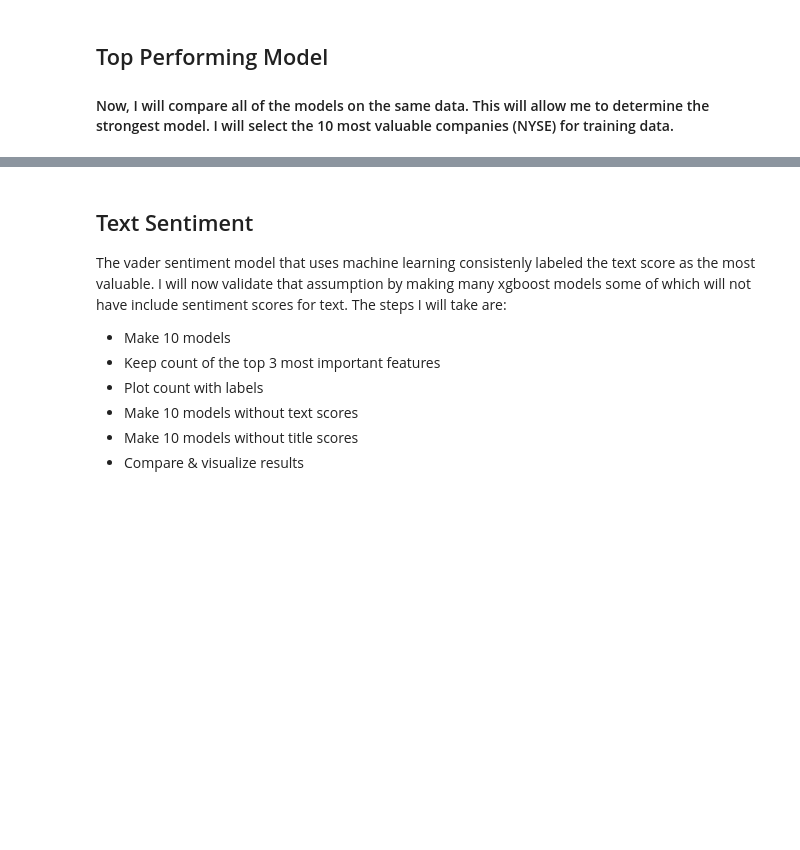
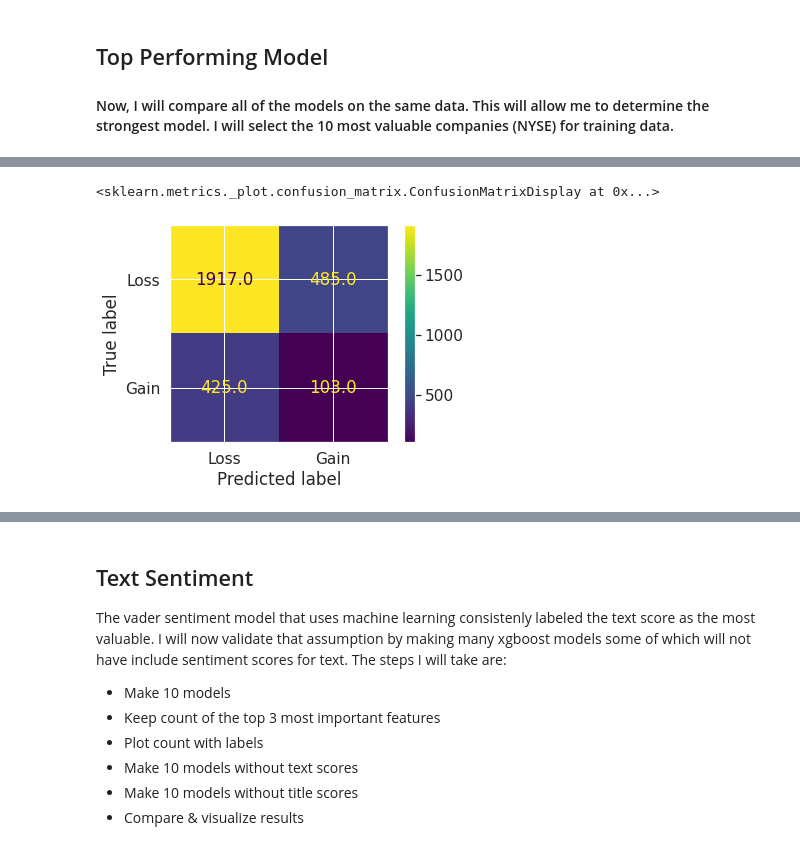
Before and after one commit to Eucalyptusss/Stock_News_NLP, a Jupyter notebook: stock_news_prediction_analysis.ipynb, the cells around one changed output, grey strips where cells are left out. Saved outputs shown, nothing was run; the diff lists cells and outputs as text; code cells hidden in the pictures; blank space fills up the shorter version.

```diff
--- a/stock_news_prediction_analysis.ipynb
+++ b/stock_news_prediction_analysis.ipynb
@@ -1797,0 +1681,17 @@ Epoch 21/100
+# %%
+
+#Scale
+sc = StandardScaler()
+X_train_scaled = pd.DataFrame(sc.fit_transform(X_train_sk), columns=X_train_sk.columns)
+X_test_scaled = pd.DataFrame(sc.transform(X_test_sk), columns = X_test_sk.columns)
+#Class Imbalance
+l = y_train.value_counts()['loss']
+g = y_train.value_counts()['gain']
+print('Loss to gain ratio:')
+print(l, g)
+
+weight = l / g
+#Binary Encoding
+y_test = y_test.apply(lambda el: 1 if el == 'gain' else(0))
+y_train = y_train.apply(lambda el: 1 if el == 'gain' else(0))
+y_val = y_val.apply(lambda el: 1 if el == 'gain' else(0))
@@ -1797,0 +1701,24 @@ Epoch 21/100
+# %%
+parameters = {
+    'max_depth': range (0, 10, 2),
+    'n_estimators': range (90, 110, 2),
+    'scale_pos_weight': [weight-1,weight+1,weight-.5,weight+.5, weight-.25,
+                         weight+.25]
+}
+xg = XGBClassifier()
+grid_search = GridSearchCV(
+    estimator=xg,
+    param_grid=parameters,
+    scoring = 'balanced_accuracy',
+    n_jobs = 10,
+    cv = 3,
+    verbose=True
+)
+grid_search.fit(X_train_scaled, y_train)
+xg = XGBClassifier(**grid_search.best_params_)
+xg.fit(X_train_scaled, y_train)
+
+xg_report = classification_report(y_test, xg.predict(X_test_sk),
+                                output_dict=False)
+xg_report_plot = classification_report(y_test, xg.predict(X_test_sk),
+                                output_dict=True)
@@ -1797,0 +1744,7 @@ Epoch 21/100
+# %%
+
+plot_confusion_matrix(xg, X_test_sk, y_test, display_labels=['Loss','Gain'],
+                      values_format=".1f")
+# %% [output]
+<sklearn.metrics._plot.confusion_matrix.ConfusionMatrixDisplay at 0x...>
+[figure, added]
```
Also changed, not shown: parts of 18 cells of this notebook.
